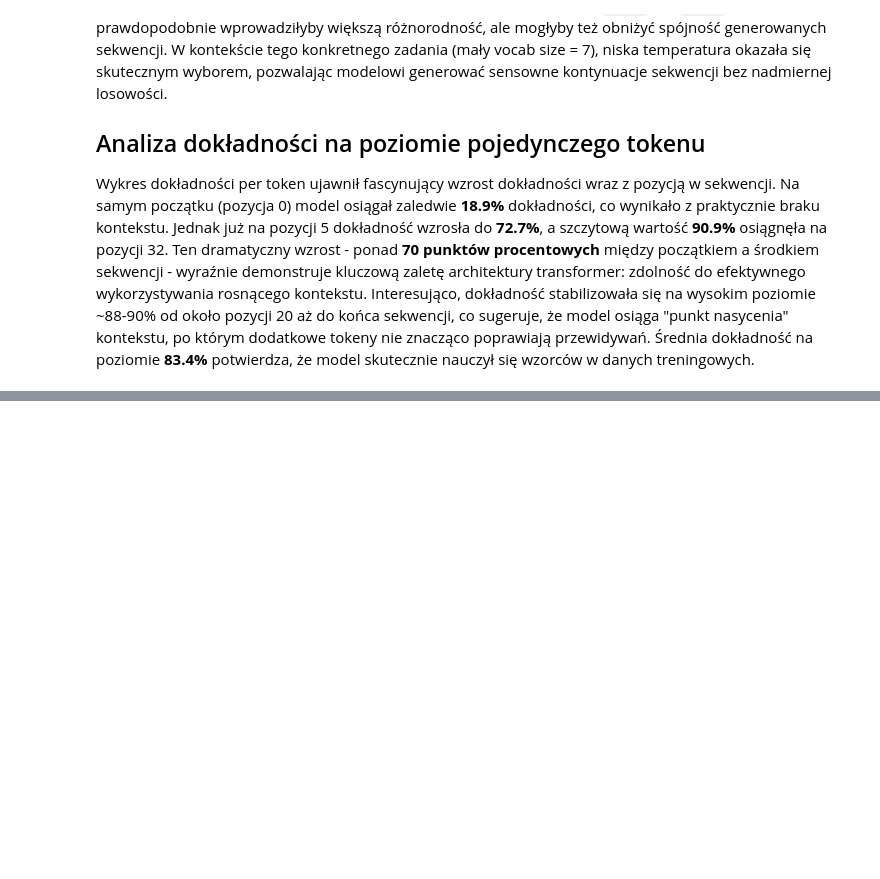
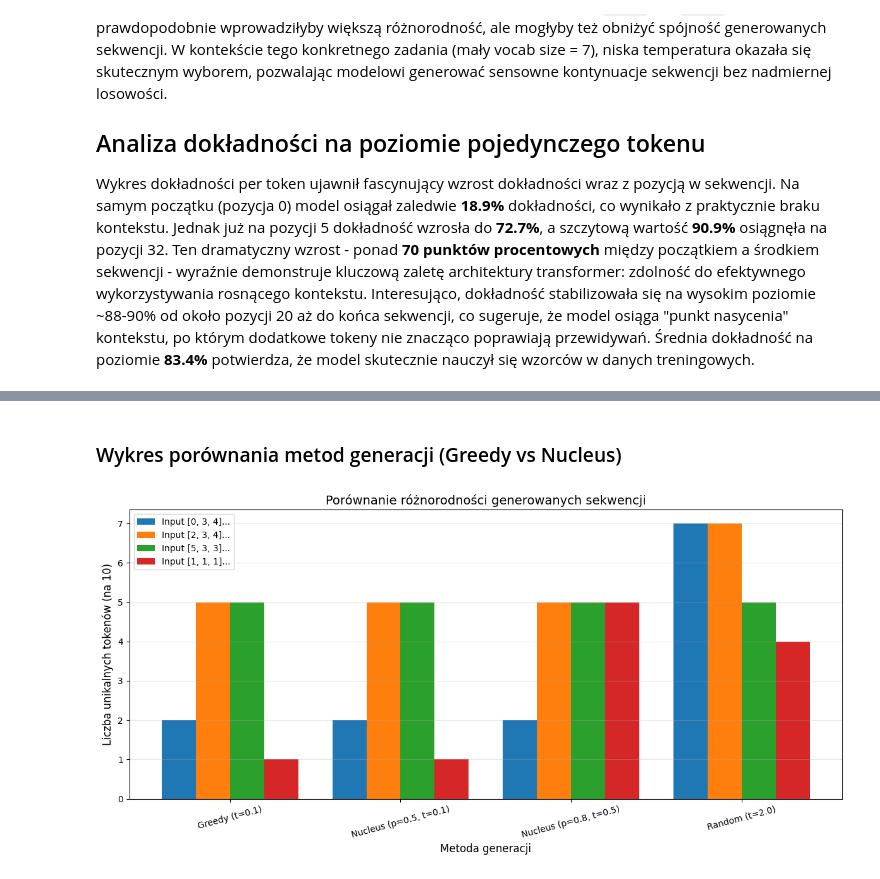
Before and after one commit to mar2000/Deep-Neural-Networks, a Jupyter notebook: Project3/Notebook.ipynb, the cells around one changed output, grey strips where cells are left out. Drawn from its saved outputs; the diff is of its cells as text; code cells hidden in the pictures; blank space fills up the shorter version.

```diff
--- a/Project3/Notebook.ipynb
+++ b/Project3/Notebook.ipynb
@@ -2180,0 +2297,61 @@ Wykres dokładności per token ujawnił fascynujący wzrost dokładności wraz z
+# %% [markdown]
+### Wykres porównania metod generacji (Greedy vs Nucleus)
+# %%
+@torch.no_grad()
+def compare_generation_methods():
+    """Porównanie jakości generacji różnych metod"""
+    model.eval()
+
+    # Testowe sekwencje
+    test_inputs = [
+        torch.tensor([[0, 3, 4, 3, 3]]),
+        torch.tensor([[2, 3, 4, 2, 4]]),
+        torch.tensor([[5, 3, 3, 4, 0]]),
+        torch.tensor([[1, 1, 1, 1, 1]])
+    ]
+
+    methods = [
+        ('Greedy (t=0.1)', lambda logits: token_choice_greedy(logits)),
+        ('Nucleus (p=0.5, t=0.1)',
+         lambda logits: token_choice_adv(logits, top_p=0.5, t=0.1)),
+        ('Nucleus (p=0.8, t=0.5)',
+         lambda logits: token_choice_adv(logits, top_p=0.8, t=0.5)),
+        ('Random (t=2.0)',
+         lambda logits: token_choice_adv(logits, top_p=1.0, t=2.0))
+    ]
+
+    results = []
+
+    for input_seq in test_inputs:
+        row = []
+        for method_name, choice_fn in methods:
+            generated = generate(model, input_seq, 10, choice_fn)
+            # Oblicz "jakość" - czy sekwencja jest zróżnicowana
+            unique_tokens = len(torch.unique(generated))
+            row.append(unique_tokens)
+        results.append(row)
+
+    # Wykres słupkowy
+    methods_names = [m[0] for m in methods]
+    x = np.arange(len(methods_names))
+    width = 0.2
+
+    plt.figure(figsize=(12, 6))
+
+    for i, (input_seq, row) in enumerate(zip(test_inputs, results)):
+        plt.bar(x + i*width - 1.5*width, row, width,
+                label=f'Input {input_seq[0].tolist()[:3]}...')
+
+    plt.xlabel('Metoda generacji', fontsize=12)
+    plt.ylabel('Liczba unikalnych tokenów (na 10)', fontsize=12)
+    plt.title('Porównanie różnorodności generowanych sekwencji', fontsize=14)
+    plt.xticks(x, methods_names, rotation=15)
+    plt.legend()
+    plt.grid(True, alpha=0.3, axis='y')
+
+    plt.tight_layout()
+    plt.show()
+
+compare_generation_methods()
+# %% [output]
+[figure, added]
```
Also changed, not shown: parts of 12 cells of this notebook.
